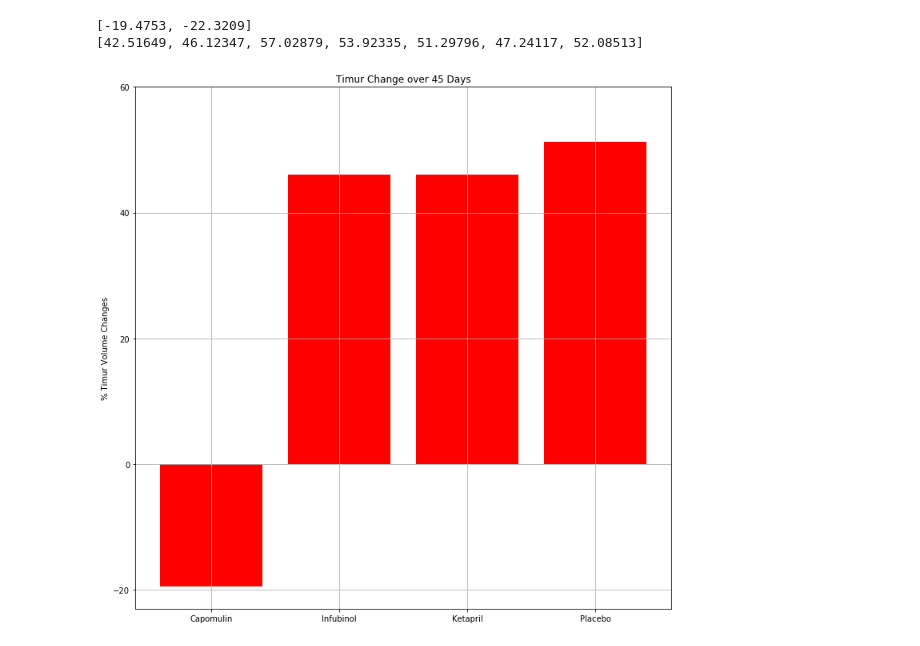
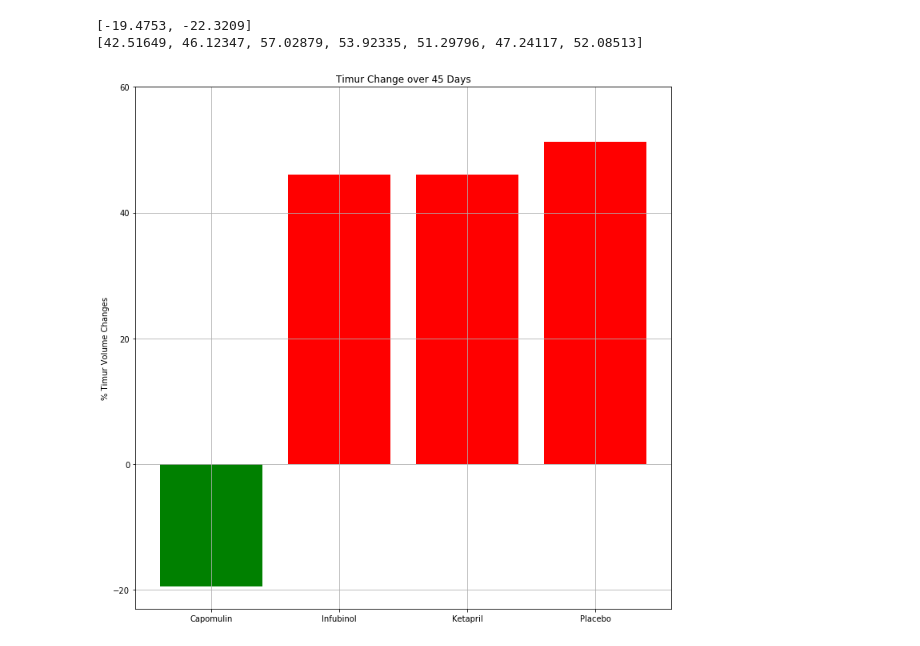
Before and after one commit to mtbulut/matplotlib-challenge_memet, a Jupyter notebook: Pymaceuticals/pymaceuticals_starter-Copy1.ipynb, the cells around one changed output. Drawn from its saved outputs; the diff is of its cells as text; code cells hidden in the pictures.

```diff
--- a/Pymaceuticals/pymaceuticals_starter-Copy1.ipynb
+++ b/Pymaceuticals/pymaceuticals_starter-Copy1.ipynb
@@ -371,10 +371,11 @@ x = ['Capomulin','Infubinol','Ketapril','Placebo']
 # %%
 plt.figure(figsize=(12,12))
 plt.title("Timur Change over 45 Days")
 plt.grid()
 plt.bar(x,y, color="red")
+plt.bar('Capomulin',passing[0], color="green")
 plt.ylabel('% Timur Volume Changes')
 plt.yticks([-20,0,20,40,60])
 plt.show()
 # %% [output]
-[figure, old version]
+[figure, new version]
```
